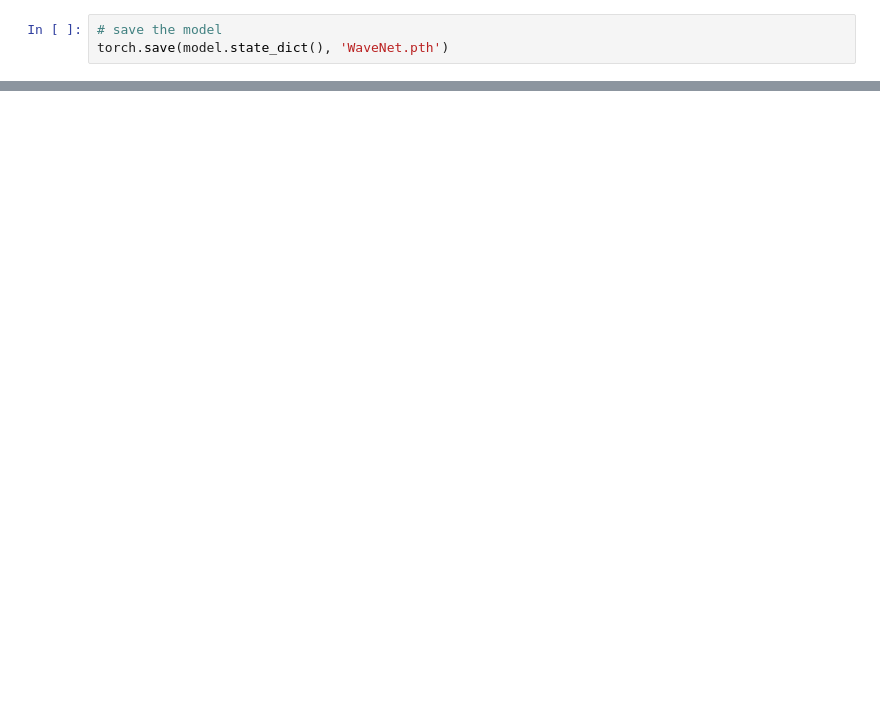
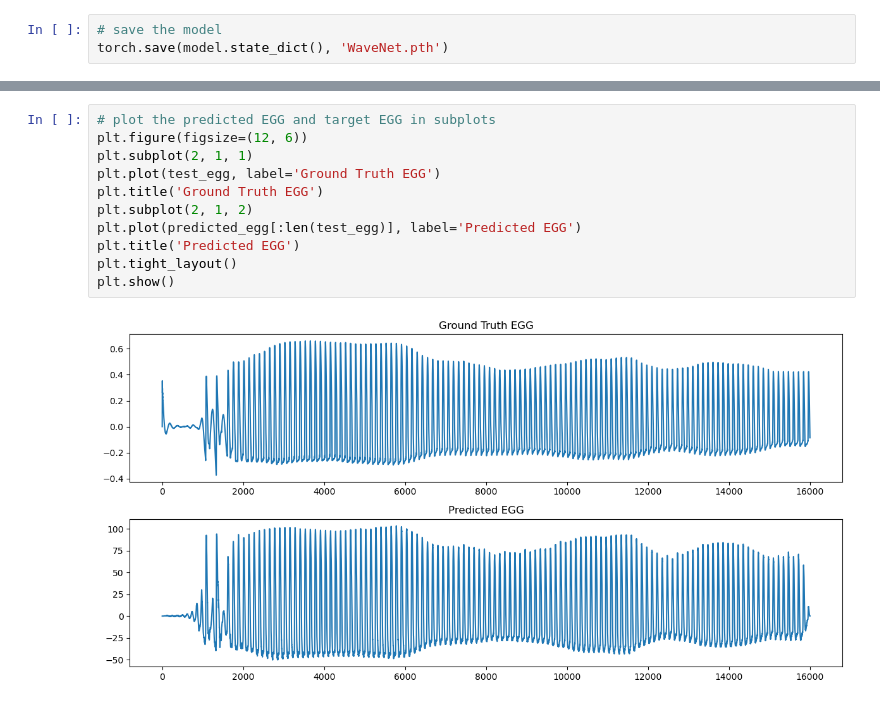
Before and after one commit to ChuanCh/A2E, a Jupyter notebook: WaveNet_train.ipynb, the cells around one changed output, grey strips where cells are left out. Drawn from its saved outputs; the diff is of its cells as text; blank space fills up the shorter version.

```diff
--- a/WaveNet_train.ipynb
+++ b/WaveNet_train.ipynb
@@ -464,0 +451,13 @@ plt.show()
+# %%
+# plot the predicted EGG and target EGG in subplots
+plt.figure(figsize=(12, 6))
+plt.subplot(2, 1, 1)
+plt.plot(test_egg, label='Ground Truth EGG')
+plt.title('Ground Truth EGG')
+plt.subplot(2, 1, 2)
+plt.plot(predicted_egg[:len(test_egg)], label='Predicted EGG')
+plt.title('Predicted EGG')
+plt.tight_layout()
+plt.show()
+# %% [output]
+[figure, added]
```
Also changed, not shown: parts of 16 cells of this notebook, 26 other files.
